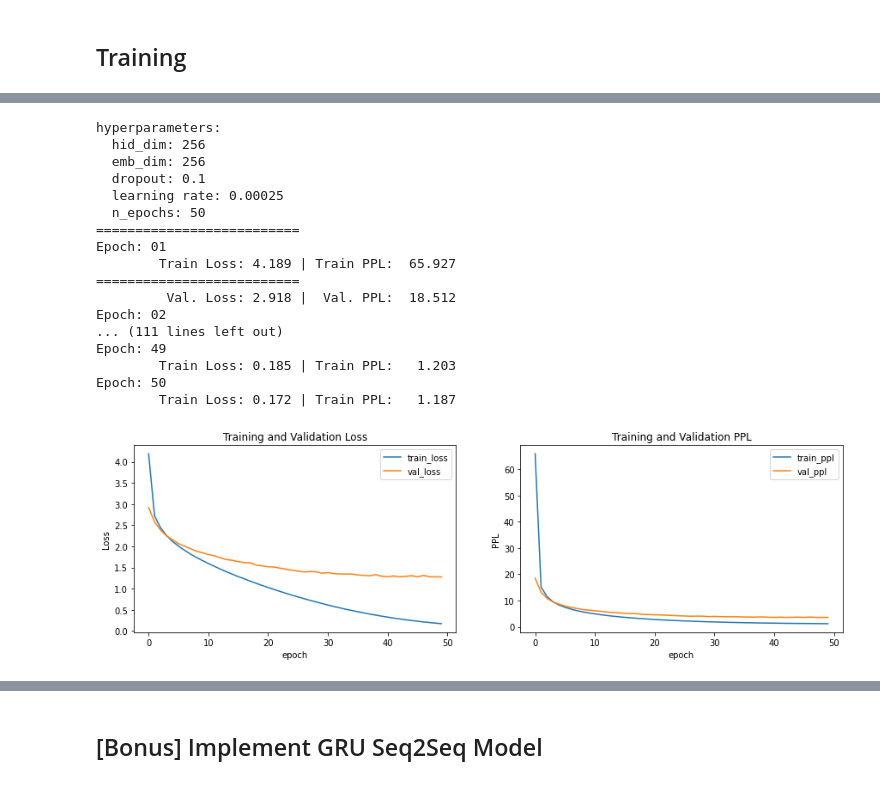
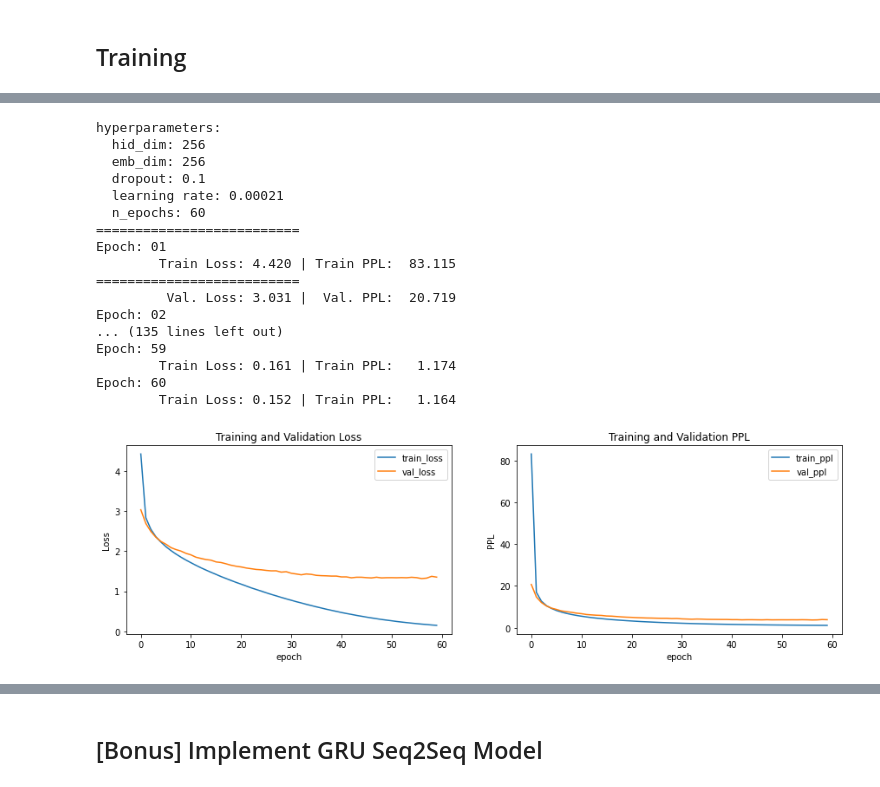
Before and after one commit to yeonsumia/MLDL1, a Jupyter notebook: HW4/hw4_translation.ipynb, the cells around one changed output, grey strips where cells are left out. Cells and saved outputs as stored; diff of their text form; code cells hidden in the pictures.

```diff
--- a/HW4/hw4_translation.ipynb
+++ b/HW4/hw4_translation.ipynb
@@ -372,8 +370,8 @@ out_dim = dataset.output_lang.n_words
 hid_dim = 256
 emb_dim = 256
 dropout = 0.1
-learning_rate=2.5e-4
-N_EPOCHS = 50
+learning_rate=2.1e-4
+N_EPOCHS = 60
 valid_every=5
 best_valid_loss = float('inf')
 
@@ -385,7 +383,7 @@ loss_fn = nn.NLLLoss(ignore_index = dataset.output_lang_pad)
 # %%
 # Train your model
 print(f'hyperparameters:\n  hid_dim: {hid_dim}\n  emb_dim: {emb_dim}\n  dropout: {dropout}\n  learning rate: {learning_rate}\n  n_epochs: {N_EPOCHS}')
-history = {'train_loss':[], 'train_ppl':[], 'val_loss':[], 'val_ppl':[], 'lr':[]}
+history = {'train_loss':[], 'train_ppl':[], 'val_loss':[], 'val_ppl':[]}
 
 print("==========================")
 for epoch in range(N_EPOCHS):
@@ -395,41 +393,40 @@ for epoch in range(N_EPOCHS):
     print(f'Epoch: {epoch+1:02}')
     print(f'\tTrain Loss: {train_loss:.3f} | Train PPL: {math.exp(train_loss):7.3f}')
 
     valid_loss = evaluate(model, valid_dataloader, loss_fn)
 
     if epoch%valid_every==0:
         print("==========================")
 
         if valid_loss < best_valid_loss:
             best_valid_loss = valid_loss
             model.decoder.t=0
             torch.save(model.state_dict(), 'lstm-attn-model.pt')
 
         print(f'\t Val. Loss: {valid_loss:.3f} |  Val. PPL: {math.exp(valid_loss):7.3f}')
 
     history['train_loss'].append(train_loss)
     history['val_loss'].append(valid_loss)
     history['train_ppl'].append(math.exp(train_loss))
     history['val_ppl'].append(math.exp(valid_loss))
-    history['lr'].append(optimizer.param_groups[0]['lr'])
 
 plot_history(history)
 # %% [output]
 hyperparameters:
   hid_dim: 256
   emb_dim: 256
   dropout: 0.1
-  learning rate: 0.00025
-  n_epochs: 50
+  learning rate: 0.00021
+  n_epochs: 60
 ==========================
 Epoch: 01
-        Train Loss: 4.189 | Train PPL:  65.927
+        Train Loss: 4.420 | Train PPL:  83.115
 ==========================
-         Val. Loss: 2.918 |  Val. PPL:  18.512
+         Val. Loss: 3.031 |  Val. PPL:  20.719
 Epoch: 02
-... (111 lines left out)
-Epoch: 49
-        Train Loss: 0.185 | Train PPL:   1.203
-Epoch: 50
-        Train Loss: 0.172 | Train PPL:   1.187
+... (135 lines left out)
+Epoch: 59
+        Train Loss: 0.161 | Train PPL:   1.174
+Epoch: 60
+        Train Loss: 0.152 | Train PPL:   1.164
-[figure, old version]
+[figure, new version]
```
Also changed, not shown: parts of 10 cells of this notebook, 2 other files.
